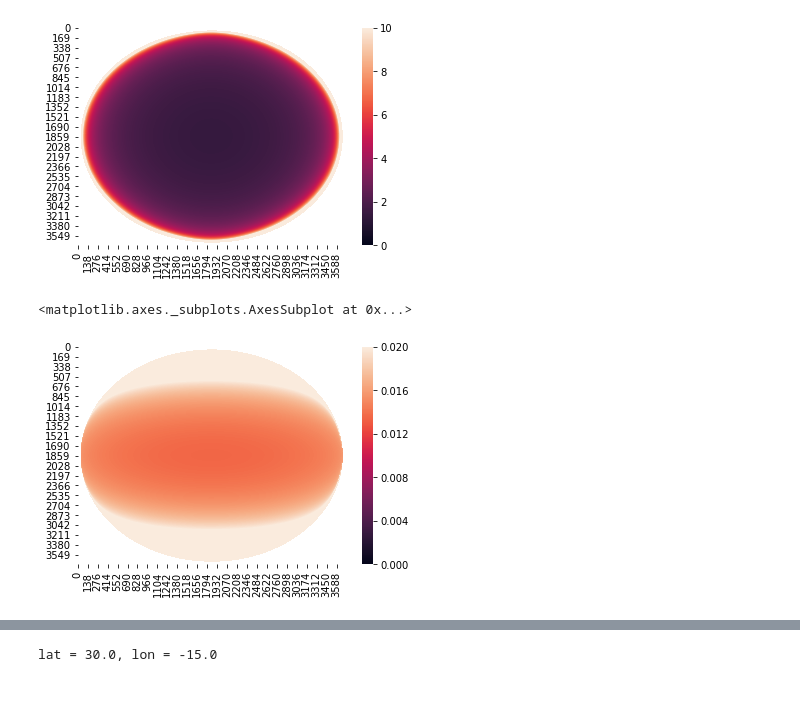
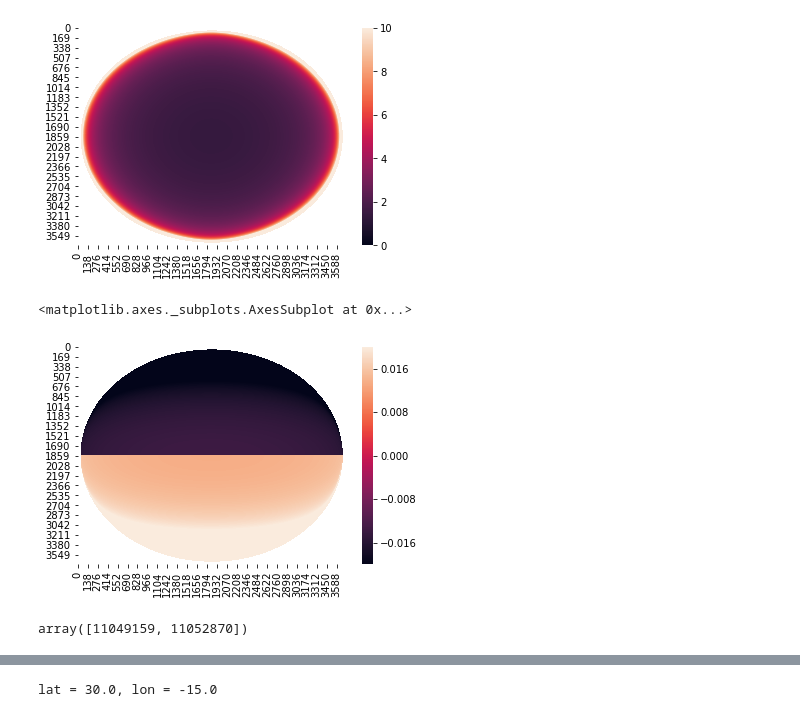
Before and after one commit to hannasv/ms, a Jupyter notebook: notebooks/TestdPhidTheta.ipynb, the cells around one changed output, grey strips where cells are left out. Drawn from its saved outputs; the diff is of its cells as text; code cells hidden in the pictures.

```diff
--- a/notebooks/TestdPhidTheta.ipynb
+++ b/notebooks/TestdPhidTheta.ipynb
@@ -93,4 +99,4 @@ def compute_dDegrees(lat, lon):
 
     return d_phi, d_theta, cell_areas
 # %%
-d_phi, d_theta, cell_areas = compute_dDegrees(lat_array, lon_array)
+#d_phi, d_theta, cell_areas = compute_dDegrees(lat = lat_array, lon = lon_array)
@@ -105,10 +123,10 @@ sns.heatmap(cell_areas, vmin = 0, vmax = 10)
 <matplotlib.axes._subplots.AxesSubplot at 0x...>
 [figure]
 # %%
-sns.heatmap(d_theta, vmin = 0, vmax = 0.02)
+sns.heatmap(d_theta, vmin = -0.02, vmax = 0.02)
 # %% [output]
 <matplotlib.axes._subplots.AxesSubplot at 0x...>
-[figure, old version]
+[figure, new version]
 # %%
 def add(a, b):
     return np.abs(a) + np.abs(b)
@@ -120,0 +178,4 @@ def get_centre_centre_cells():
+# %%
+idx_lower_right_corner
+# %% [output]
+array([11049159, 11052870])
```
Also changed, not shown: parts of 17 cells of this notebook, 10 other files.
